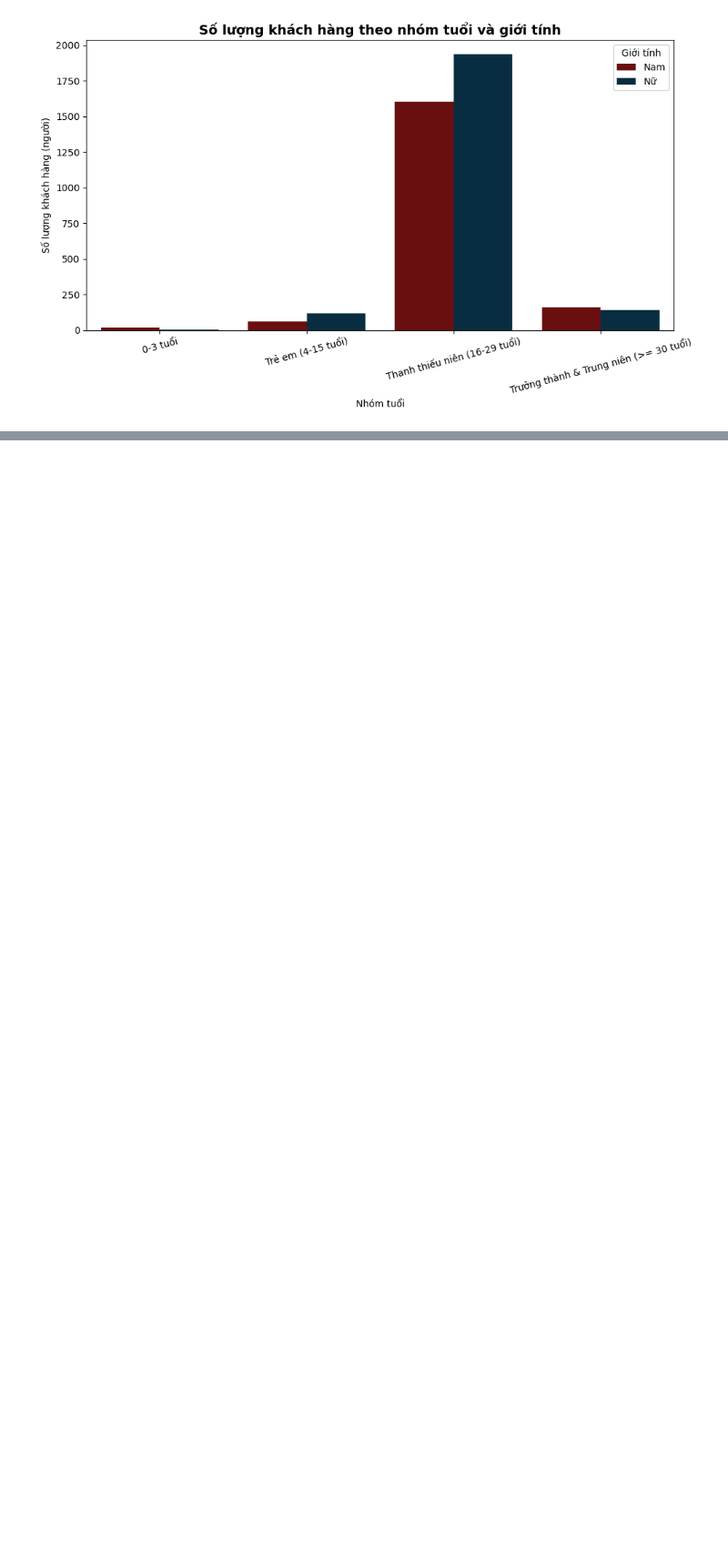
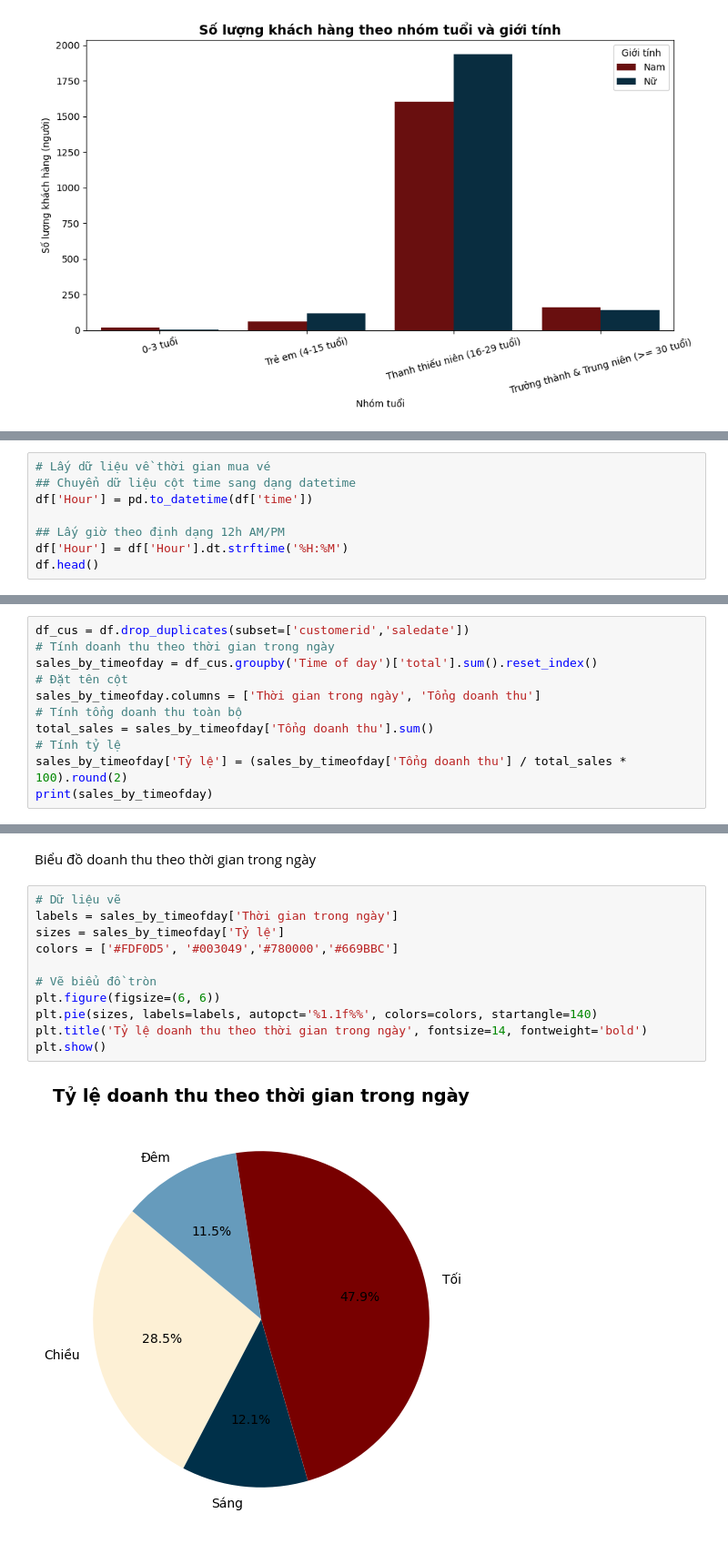
Before and after one commit to Thao1274/Nhom_5_Mid_term_1, a Jupyter notebook: Visualization.ipynb, the cells around one changed output, grey strips where cells are left out. Shown: that part at 91% size. Saved outputs shown, nothing was run; the diff lists cells and outputs as text; blank space fills up the shorter version.

```diff
--- a/Visualization.ipynb
+++ b/Visualization.ipynb
@@ -571,0 +593,8 @@ plt.show()
+# %%
+# Lấy dữ liệu về thời gian mua vé
+## Chuyển dữ liệu cột time sang dạng datetime
+df['Hour'] = pd.to_datetime(df['time'])
+
+## Lấy giờ theo định dạng 12h AM/PM
+df['Hour'] = df['Hour'].dt.strftime('%H:%M')
+df.head()
@@ -571,0 +611,11 @@ plt.show()
+# %%
+df_cus = df.drop_duplicates(subset=['customerid','saledate'])
+# Tính doanh thu theo thời gian trong ngày
+sales_by_timeofday = df_cus.groupby('Time of day')['total'].sum().reset_index()
+# Đặt tên cột
+sales_by_timeofday.columns = ['Thời gian trong ngày', 'Tổng doanh thu']
+# Tính tổng doanh thu toàn bộ
+total_sales = sales_by_timeofday['Tổng doanh thu'].sum()
+# Tính tỷ lệ
+sales_by_timeofday['Tỷ lệ'] = (sales_by_timeofday['Tổng doanh thu'] / total_sales * 100).round(2)
+print(sales_by_timeofday)
@@ -571,0 +628,15 @@ plt.show()
+# %% [markdown]
+Biểu đồ doanh thu theo thời gian trong ngày
+# %%
+# Dữ liệu vẽ
+labels = sales_by_timeofday['Thời gian trong ngày']
+sizes = sales_by_timeofday['Tỷ lệ']
+colors = ['#FDF0D5', '#003049','#780000','#669BBC']
+
+# Vẽ biểu đồ tròn
+plt.figure(figsize=(6, 6))
+plt.pie(sizes, labels=labels, autopct='%1.1f%%', colors=colors, startangle=140)
+plt.title('Tỷ lệ doanh thu theo thời gian trong ngày', fontsize=14, fontweight='bold')
+plt.show()
+# %% [output]
+[figure, added]
```
Also changed, not shown: parts of 16 cells of this notebook.
